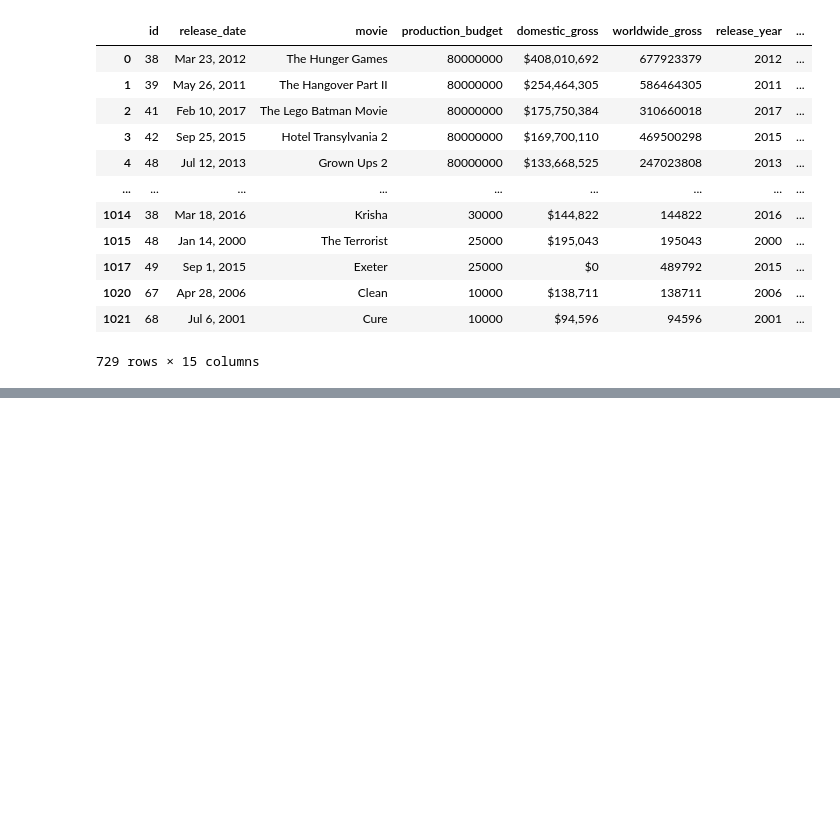
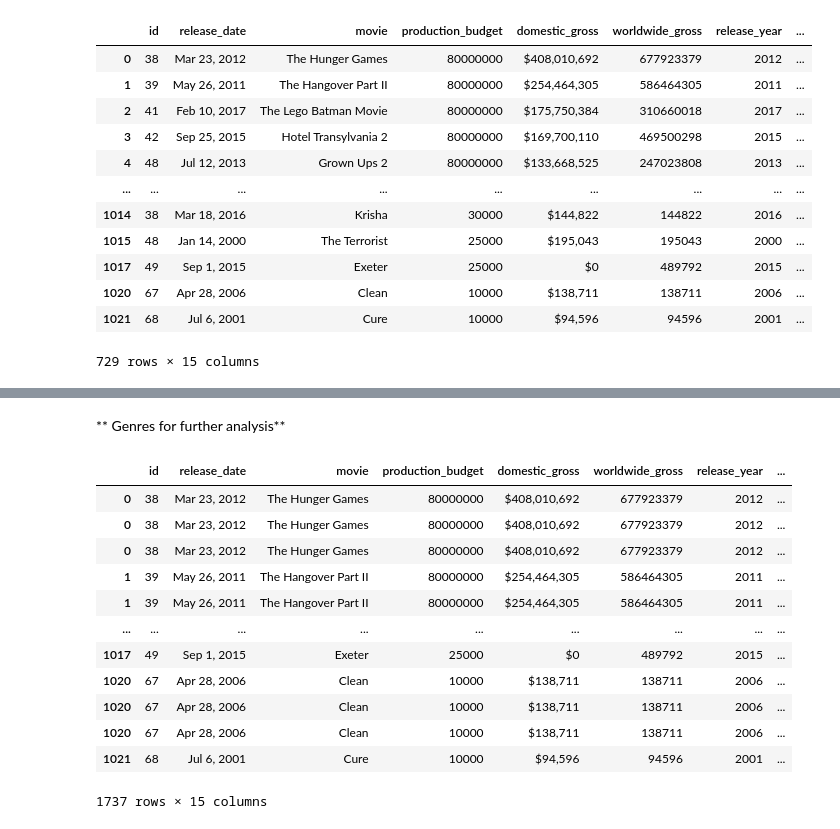
Before and after one commit to GoknurK/Movie_Studio, a Jupyter notebook: data_exploration.ipynb, the cells around one changed output, grey strips where cells are left out. Cells and saved outputs as stored; diff of their text form; code cells hidden in the pictures; blank space fills up the shorter version.

```diff
--- a/data_exploration.ipynb
+++ b/data_exploration.ipynb
@@ -301,0 +357,27 @@ df_deduplicated
+# %% [markdown]
+** Genres for further analysis**
+# %%
+# Make a copy of df_deduplicated
+df_copy = df_deduplicated.copy()
+
+# Split the 'genres' column into lists in the copied DataFrame
+df_copy['genres'] = df_copy['genres'].str.split(',')
+
+# Explode the 'genres' column in the copied DataFrame
+df_exploded = df_copy.explode('genres')
+
+df_exploded
+# %% [output]
+|  | id | release_date | movie | production_budget | domestic_gross | worldwide_gross | release_year | ... |
+| 0 | 38 | Mar 23, 2012 | The Hunger Games | 80000000 | $408,010,692 | 677923379 | 2012 | ... |
+| 0 | 38 | Mar 23, 2012 | The Hunger Games | 80000000 | $408,010,692 | 677923379 | 2012 | ... |
+| 0 | 38 | Mar 23, 2012 | The Hunger Games | 80000000 | $408,010,692 | 677923379 | 2012 | ... |
+| 1 | 39 | May 26, 2011 | The Hangover Part II | 80000000 | $254,464,305 | 586464305 | 2011 | ... |
+| 1 | 39 | May 26, 2011 | The Hangover Part II | 80000000 | $254,464,305 | 586464305 | 2011 | ... |
+| ... | ... | ... | ... | ... | ... | ... | ... | ... |
+| 1017 | 49 | Sep 1, 2015 | Exeter | 25000 | $0 | 489792 | 2015 | ... |
+| 1020 | 67 | Apr 28, 2006 | Clean | 10000 | $138,711 | 138711 | 2006 | ... |
+| 1020 | 67 | Apr 28, 2006 | Clean | 10000 | $138,711 | 138711 | 2006 | ... |
+| 1020 | 67 | Apr 28, 2006 | Clean | 10000 | $138,711 | 138711 | 2006 | ... |
+| 1021 | 68 | Jul 6, 2001 | Cure | 10000 | $94,596 | 94596 | 2001 | ... |
+1737 rows × 15 columns
```
Also changed, not shown: parts of 7 cells of this notebook.
